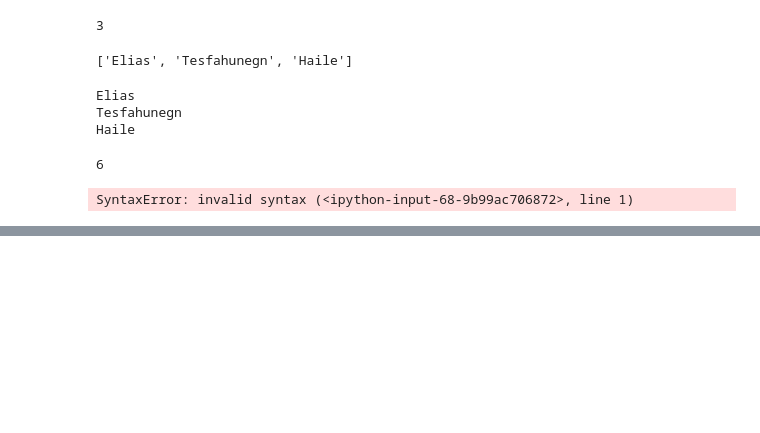
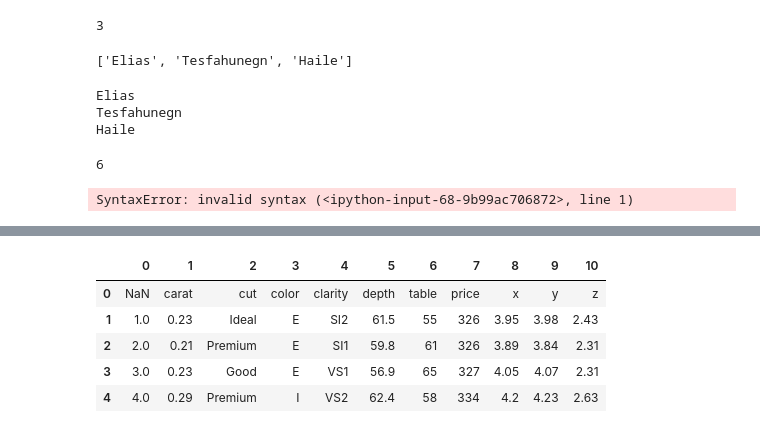
Before and after one commit to Eliastesfa/Elias, a Jupyter notebook: Untitled.ipynb, the cells around one changed output, grey strips where cells are left out. Cells and saved outputs as stored; diff of their text form; code cells hidden in the pictures; blank space fills up the shorter version.

```diff
--- a/Untitled.ipynb
+++ b/Untitled.ipynb
@@ -110,0 +169,11 @@ location=
+# %%
+loc = 'datasets/diamonds.csv'
+df = EliasFile.read_csv(loc, header=None)
+df.head()
+# %% [output]
+|  | 0 | 1 | 2 | 3 | 4 | 5 | 6 | 7 | 8 | 9 | 10 |
+| 0 | NaN | carat | cut | color | clarity | depth | table | price | x | y | z |
+| 1 | 1.0 | 0.23 | Ideal | E | SI2 | 61.5 | 55 | 326 | 3.95 | 3.98 | 2.43 |
+| 2 | 2.0 | 0.21 | Premium | E | SI1 | 59.8 | 61 | 326 | 3.89 | 3.84 | 2.31 |
+| 3 | 3.0 | 0.23 | Good | E | VS1 | 56.9 | 65 | 327 | 4.05 | 4.07 | 2.31 |
+| 4 | 4.0 | 0.29 | Premium | I | VS2 | 62.4 | 58 | 334 | 4.2 | 4.23 | 2.63 |
```
Also changed, not shown: parts of 7 cells of this notebook.
